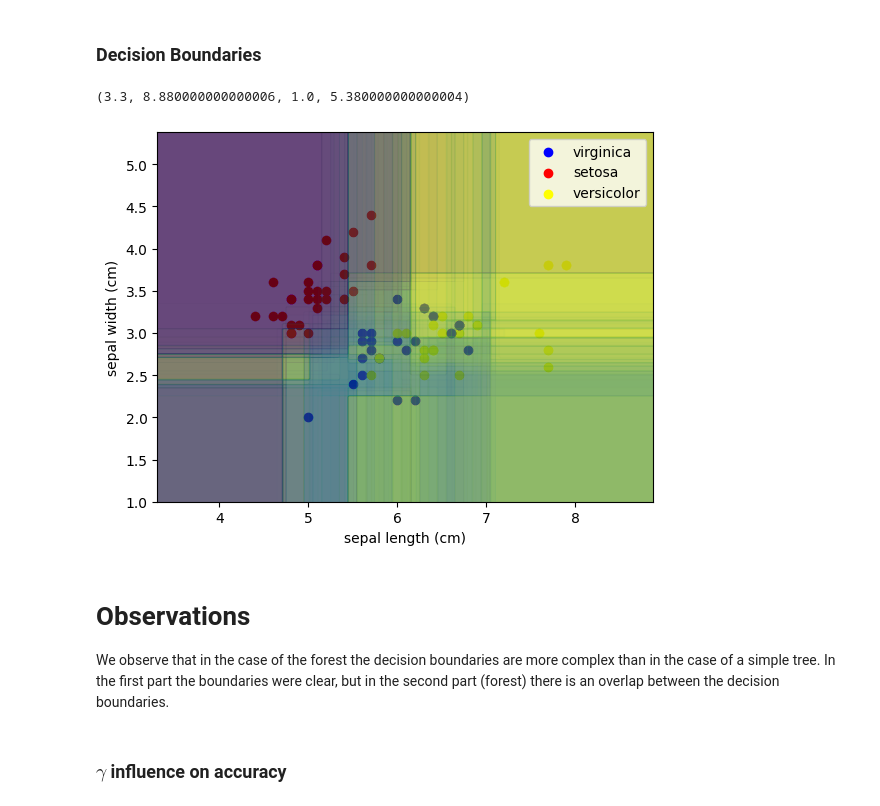
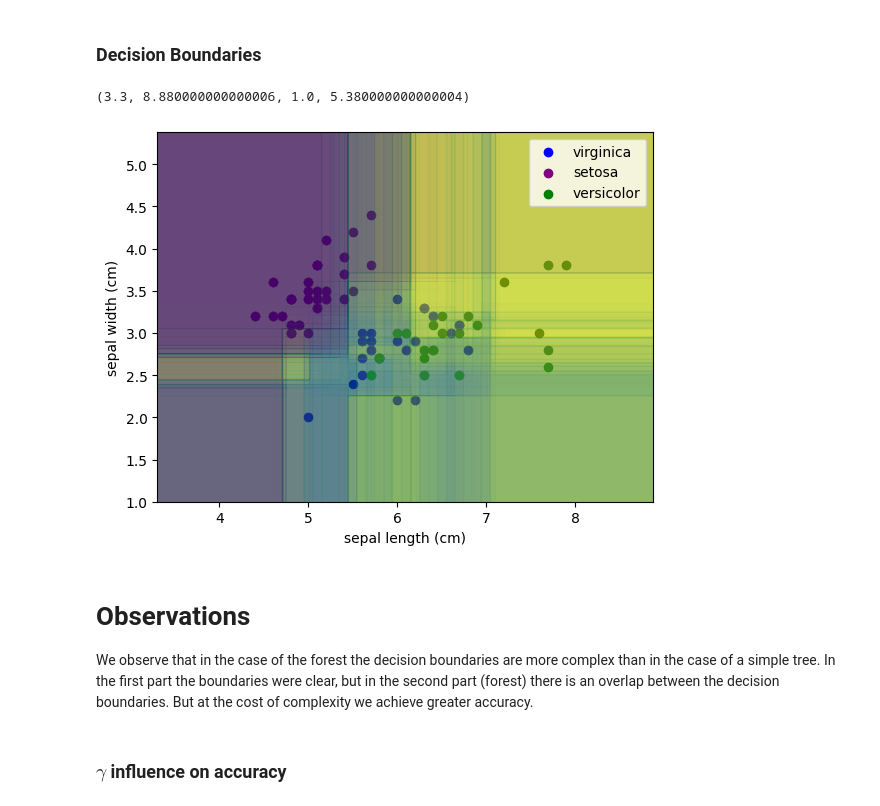
Before and after one commit to andreasmk/Iris-Classification, a Jupyter notebook: iris.ipynb, the cells around one changed output. Drawn from its saved outputs; the diff is of its cells as text; code cells hidden in the pictures.

```diff
--- a/iris.ipynb
+++ b/iris.ipynb
@@ -352,41 +340,41 @@ b = df.get("sepal width (cm)")
 x_min, x_max = a.min() - 1, a.max() + 1
 y_min, y_max = b.min() - 1, b.max() + 1
 xx, yy = np.meshgrid(np.arange(x_min, x_max, h), np.arange(y_min, y_max, h))
 zetas = list()
 
 
 fig = plt.figure()
 
 color = "black"
 for i in range(len(y_data)):
     if y_data[i] == 0:
-        color = "red"
+        color = "purple"
     elif y_data[i] == 1:
         color = "blue"
     else:
-        color = "yellow"
+        color = "green"
     plt.scatter(X_data[i][0], X_data[i][1], color=color)
 plt.xlabel("sepal length (cm)")
 plt.ylabel("sepal width (cm)")
 plt.legend(["virginica", "setosa", "versicolor"])
 
 # Creating the random forest (100 trees)
 samp_num = 100
 for i in range(samp_num):
     clf = tree.DecisionTreeClassifier(max_depth=best_depth, random_state=42)
     clf = clf.fit(x_train_list[i], y_train_list[i])
     z_axis = clf.predict(np.c_[xx.ravel(), yy.ravel()])
     z_axis = z_axis.reshape(xx.shape)
-    plt.contourf(xx, yy, z_axis, c_map=plt.cm.RdYlBu, alpha=0.01)
+    plt.contourf(xx, yy, z_axis, c_map=plt.cm.PuBuGn, alpha=0.01)
 
 plt.axis('tight')
 # %% [output]
 (3.3, 8.880000000000006, 1.0, 5.380000000000004)
-[figure, old version]
+[figure, new version]
 # %% [markdown]
 # Observations
 
-We observe that in the case of the forest the decision boundaries are more complex than in the case of a simple tree. In the first part the boundaries were clear, but in the second part (forest) there is an overlap between the decision boundaries.
+We observe that in the case of the forest the decision boundaries are more complex than in the case of a simple tree. In the first part the boundaries were clear, but in the second part (forest) there is an overlap between the decision boundaries. But at the cost of complexity we achieve greater accuracy.
 # %% [markdown]
 ### **$γ$ influence on accuracy**
 # %% [markdown]
```
Also changed, not shown: parts of 13 cells of this notebook.
